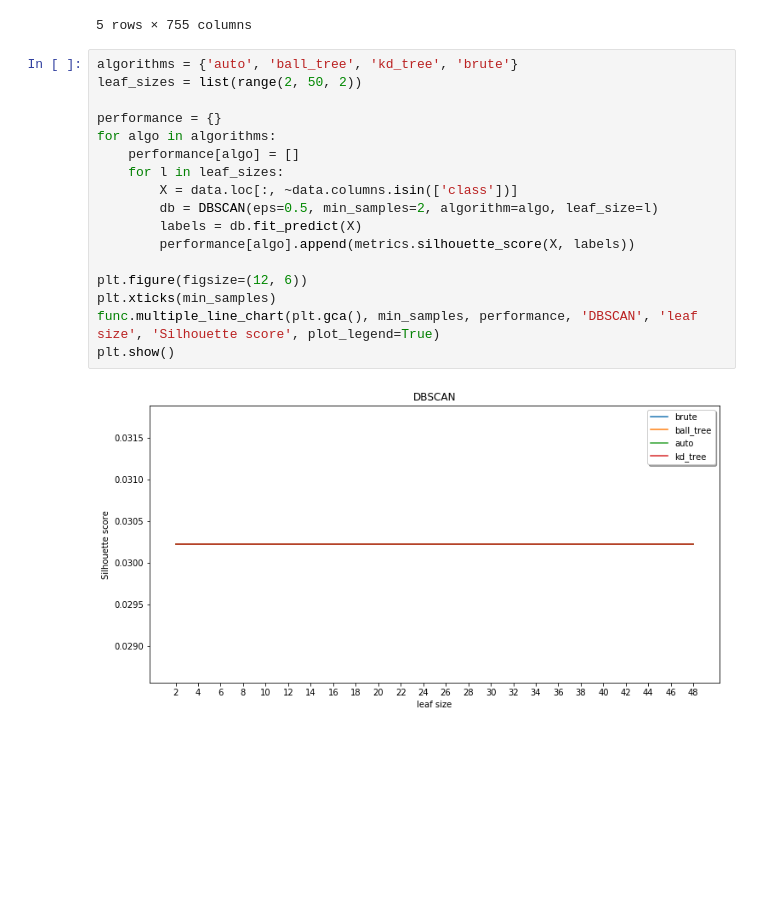
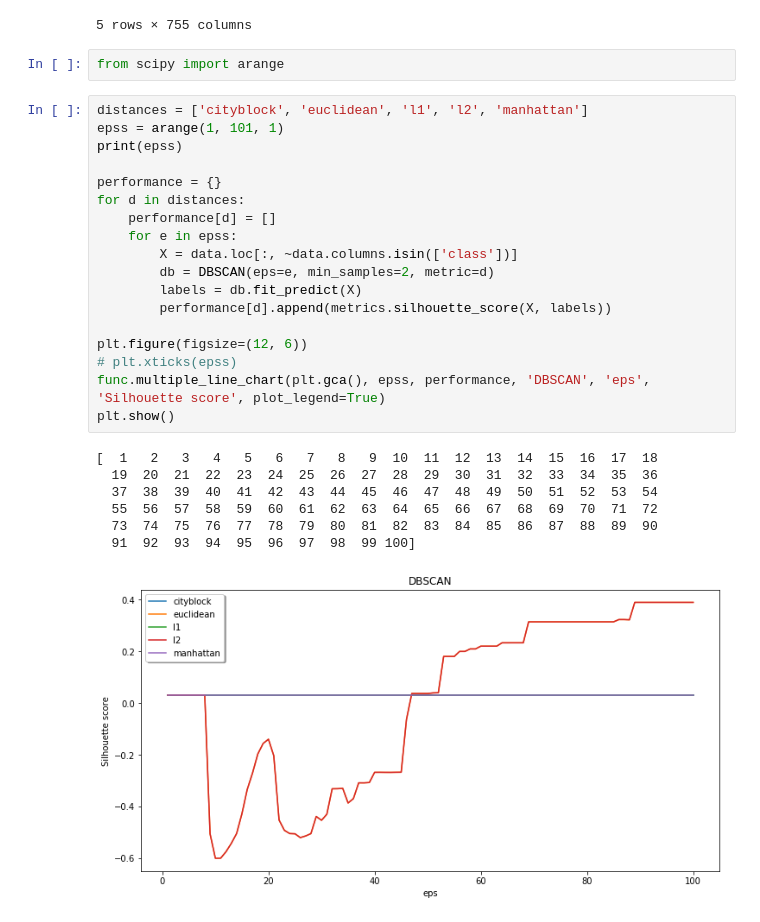
Before and after one commit to MartinXPN/Tecnico, a Jupyter notebook: DataScience/Project - dataset1.ipynb, the cells around one changed output. Cells and saved outputs as stored; diff of their text form; blank space fills up the shorter version.

```diff
--- a/DataScience/Project - dataset1.ipynb
+++ b/DataScience/Project - dataset1.ipynb
@@ -886,22 +990,31 @@ data.head()
 | 3 | 1 | 0 | -1.979250 | 1.381365 | 0.753132 | ... |
 | 4 | 1 | 0 | -2.471353 | 1.397143 | 0.299925 | ... |
 5 rows × 755 columns
+# %%
+from scipy import arange
 # %%
-algorithms = {'auto', 'ball_tree', 'kd_tree', 'brute'}
-leaf_sizes = list(range(2, 50, 2))
+distances = ['cityblock', 'euclidean', 'l1', 'l2', 'manhattan']
+epss = arange(1, 101, 1)
+print(epss)
 
 performance = {}
-for algo in algorithms:
-    performance[algo] = []
-    for l in leaf_sizes:
+for d in distances:
+    performance[d] = []
+    for e in epss:
         X = data.loc[:, ~data.columns.isin(['class'])]
-        db = DBSCAN(eps=0.5, min_samples=2, algorithm=algo, leaf_size=l)
+        db = DBSCAN(eps=e, min_samples=2, metric=d)
         labels = db.fit_predict(X)
-        performance[algo].append(metrics.silhouette_score(X, labels))
+        performance[d].append(metrics.silhouette_score(X, labels))
 
 plt.figure(figsize=(12, 6))
-plt.xticks(min_samples)
-func.multiple_line_chart(plt.gca(), min_samples, performance, 'DBSCAN', 'leaf size', 'Silhouette score', plot_legend=True)
+# plt.xticks(epss)
+func.multiple_line_chart(plt.gca(), epss, performance, 'DBSCAN', 'eps', 'Silhouette score', plot_legend=True)
 plt.show()
 # %% [output]
+[  1   2   3   4   5   6   7   8   9  10  11  12  13  14  15  16  17  18
+  19  20  21  22  23  24  25  26  27  28  29  30  31  32  33  34  35  36
+  37  38  39  40  41  42  43  44  45  46  47  48  49  50  51  52  53  54
+  55  56  57  58  59  60  61  62  63  64  65  66  67  68  69  70  71  72
+  73  74  75  76  77  78  79  80  81  82  83  84  85  86  87  88  89  90
+  91  92  93  94  95  96  97  98  99 100]
-[figure, old version]
+[figure, new version]
```
Also changed, not shown: parts of 39 cells of this notebook, 2 other files.
